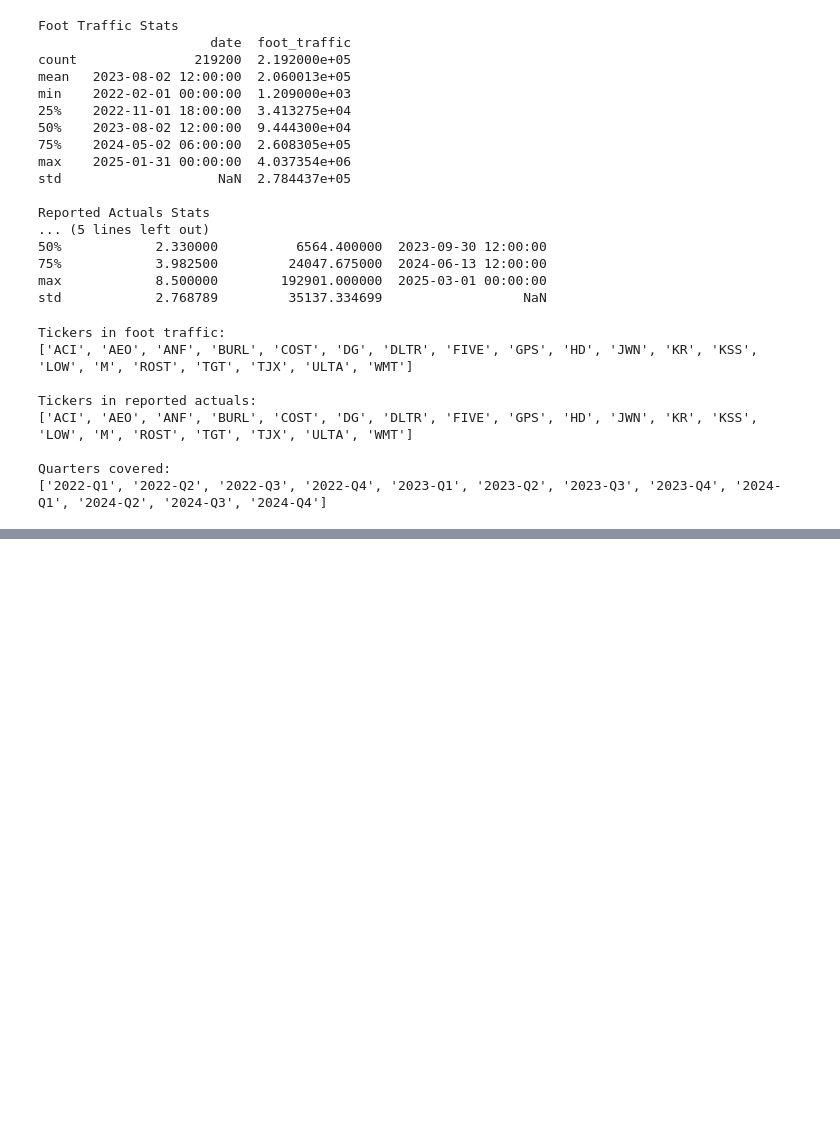
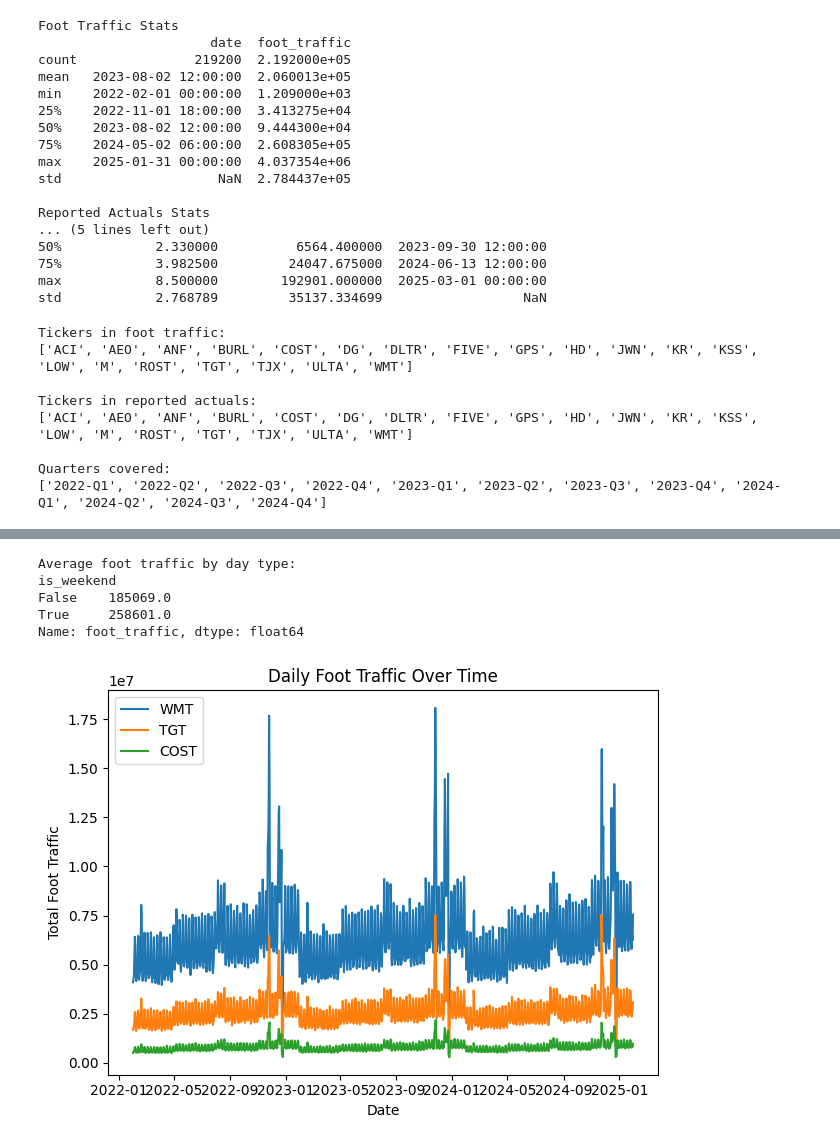
Before and after one commit to pmoralescode/data-analysis-case-study, a Jupyter notebook: analysis/analysis.ipynb, the cells around one changed output, grey strips where cells are left out. Saved outputs shown, nothing was run; the diff lists cells and outputs as text; code cells hidden in the pictures; blank space fills up the shorter version.

Commit message:
EDA: weekend vs weekday analysis, visualize traffic trends for WMT, TGT, COST

```diff
--- a/analysis/analysis.ipynb
+++ b/analysis/analysis.ipynb
@@ -119,0 +137,33 @@ print(ft.groupby(['ticker', 'state']).size().describe())
+# %%
+# compared average foot traffic on weekdays vs weekends
+# to identify day-of-week patterns relevant to feature engineering
+ft['is_weekend'] = ft['date'].dt.dayofweek >= 5
+
+print("Average foot traffic by day type:")
+print(ft.groupby('is_weekend')['foot_traffic'].mean().round(0))
+# %% [output]
+Average foot traffic by day type:
+is_weekend
+False    185069.0
+True     258601.0
+Name: foot_traffic, dtype: float64
+# %%
+# plotted average daily foot traffic over time for a sample of tickers
+# to visually identify seasonality and trends before modeling
+sample_tickers = ['WMT', 'TGT', 'COST']
+
+fig, ax = plt.subplots()
+
+for ticker in sample_tickers:
+    # filter to one ticker, group by date, sum across all states
+    ticker_data = ft[ft['ticker'] == ticker].groupby('date')['foot_traffic'].sum()
+    ax.plot(ticker_data.index, ticker_data.values, label=ticker)
+
+ax.set_title('Daily Foot Traffic Over Time')
+ax.set_xlabel('Date')
+ax.set_ylabel('Total Foot Traffic')
+ax.legend()
+plt.tight_layout()
+plt.show()
+# %% [output]
+[figure, added]
```
Also changed, not shown: parts of 1 cell of this notebook.
